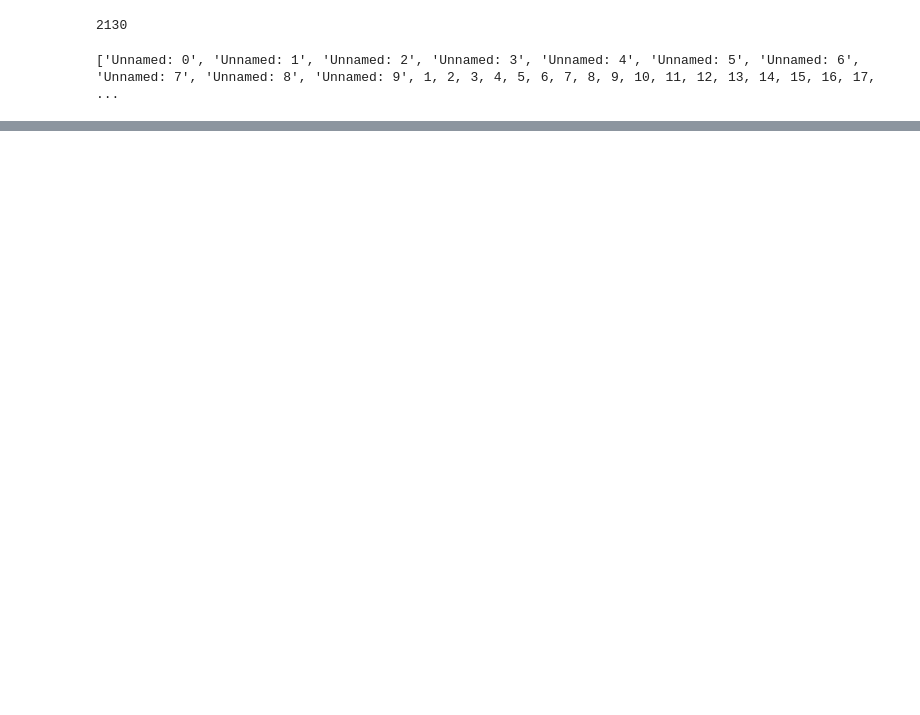
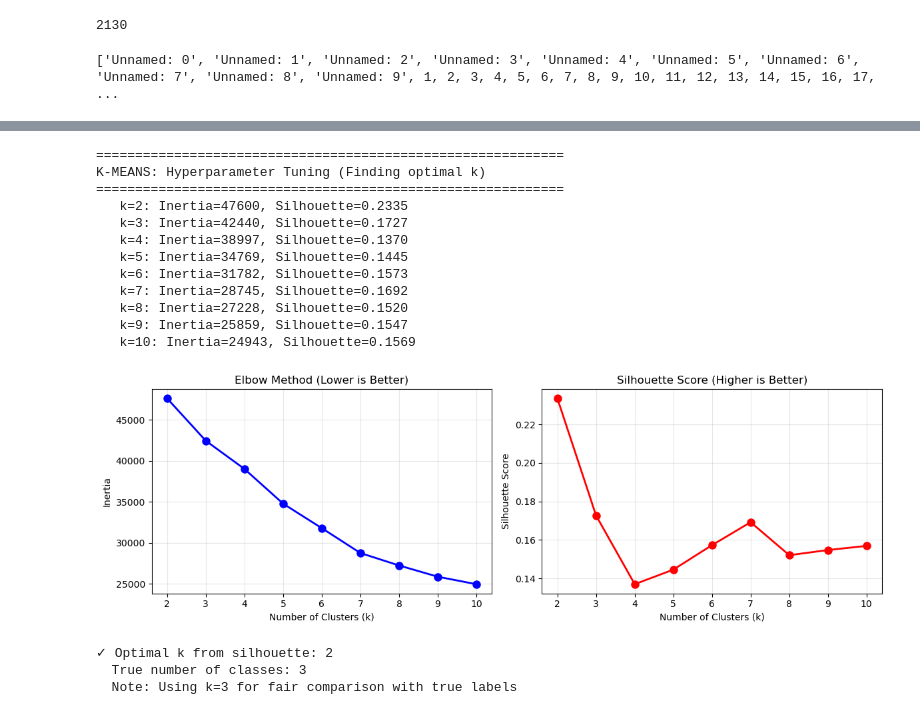
Before and after one commit to l-tting/Cardiotocography-Unsupervised-Learning, a Jupyter notebook: EDA and Preprocessing without PCA.ipynb, the cells around one changed output, grey strips where cells are left out. Drawn from its saved outputs; the diff is of its cells as text; code cells hidden in the pictures; blank space fills up the shorter version.

Commit message:
Resolve merge conflicts using branch version

```diff
--- a/EDA and Preprocessing without PCA.ipynb
+++ b/EDA and Preprocessing without PCA.ipynb
@@ -261,0 +241,57 @@ plt.show()
+# %%
+# Cell 2: K-MEANS - Find optimal k
+print("=" * 60)
+print("K-MEANS: Hyperparameter Tuning (Finding optimal k)")
+print("=" * 60)
+
+inertias = []
+silhouette_scores = []
+K_range = range(2, 11)
+
+for k in K_range:
+    kmeans_temp = KMeans(n_clusters=k, random_state=42, n_init=10)
+    labels_temp = kmeans_temp.fit_predict(X_scaled)
+    inertias.append(kmeans_temp.inertia_)
+    sil_score = silhouette_score(X_scaled, labels_temp)
+    silhouette_scores.append(sil_score)
+    print(f"   k={k}: Inertia={kmeans_temp.inertia_:.0f}, Silhouette={sil_score:.4f}")
+
+# Plot elbow curve
+fig, axes = plt.subplots(1, 2, figsize=(12, 4))
+
+axes[0].plot(K_range, inertias, 'bo-', linewidth=2, markersize=8)
+axes[0].set_xlabel('Number of Clusters (k)')
+axes[0].set_ylabel('Inertia')
+axes[0].set_title('Elbow Method (Lower is Better)')
+axes[0].grid(True, alpha=0.3)
+
+axes[1].plot(K_range, silhouette_scores, 'ro-', linewidth=2, markersize=8)
+axes[1].set_xlabel('Number of Clusters (k)')
+axes[1].set_ylabel('Silhouette Score')
+axes[1].set_title('Silhouette Score (Higher is Better)')
+axes[1].grid(True, alpha=0.3)
+
+plt.tight_layout()
+plt.show()
+
+optimal_k = K_range[np.argmax(silhouette_scores)]
+print(f"\n✓ Optimal k from silhouette: {optimal_k}")
+print(f"  True number of classes: 3")
+print(f"  Note: Using k=3 for fair comparison with true labels")
+# %% [output]
+============================================================
+K-MEANS: Hyperparameter Tuning (Finding optimal k)
+============================================================
+   k=2: Inertia=47600, Silhouette=0.2335
+   k=3: Inertia=42440, Silhouette=0.1727
+   k=4: Inertia=38997, Silhouette=0.1370
+   k=5: Inertia=34769, Silhouette=0.1445
+   k=6: Inertia=31782, Silhouette=0.1573
+   k=7: Inertia=28745, Silhouette=0.1692
+   k=8: Inertia=27228, Silhouette=0.1520
+   k=9: Inertia=25859, Silhouette=0.1547
+   k=10: Inertia=24943, Silhouette=0.1569
+[figure, added]
+✓ Optimal k from silhouette: 2
+  True number of classes: 3
+  Note: Using k=3 for fair comparison with true labels
```
Also changed, not shown: parts of 38 cells of this notebook, 1 other file.
